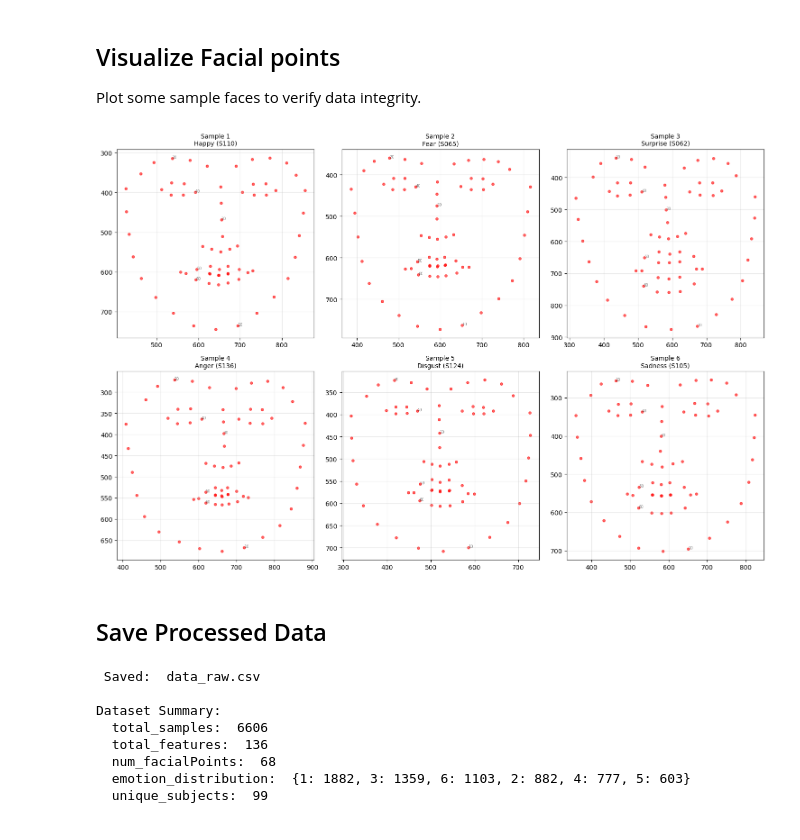
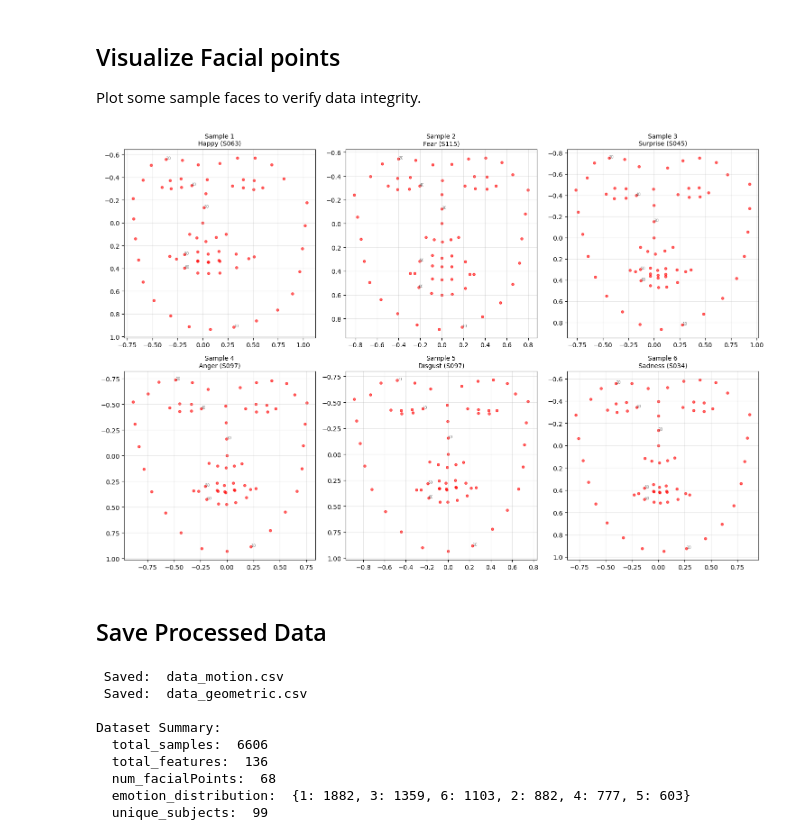
Before and after one commit to dragonfish26/SD_projet, a Jupyter notebook: project_phase1.ipynb, the cells around one changed output. Drawn from its saved outputs; the diff is of its cells as text; code cells hidden in the pictures.

```diff
--- a/project_phase1.ipynb
+++ b/project_phase1.ipynb
@@ -258,0 +239,2 @@ Merged dataset:
+# %%
+facialPoints_geometric = geometric_normalization(facialPoints_df, verbose=True)
@@ -258,0 +298,7 @@ Merged dataset:
+# %%
+facialPoints_motion = neutral_baseline_normalization(
+    facialPoints_geometric,
+    subject_col='Subject_Clean',
+    session_col='Session_Clean',
+    verbose=True
+)
@@ -258,0 +382,32 @@ Merged dataset:
+# %%
+# facialPoints_motion
+
+facialPoints_motion['Subject_Clean'] = facialPoints_motion['Subject'].str.strip()
+facialPoints_motion['Session_Clean'] = facialPoints_motion['Session'].astype(str).str.zfill(3)
+
+# Merge on subject and session
+data_motion = facialPoints_motion.merge(
+    emotions_df[['Subject_Clean', 'Session_Clean', 'Emotion']],
+    on=['Subject_Clean', 'Session_Clean'],
+    how='left'
+)
+
+print("\n" + "=" * 70)
+print("Merged dataset (Motion): ")
+print(data_motion.head())
+print(f"\nShape: {data_motion.shape}")
+
+# Check for unmatched records
+unmatched = data_motion['Emotion'].isna().sum()
+print(f"\nUnmatched records (no emotion label): {unmatched}")
+
+# Remove unmatched records
+data_motion = data_motion. dropna(subset=['Emotion'])
+data_motion['Emotion'] = data_motion['Emotion']. astype(int)
+
+print(f"Final dataset size: {len(data_motion)}")
+print(f"\nEmotion distribution:")
+emotion_counts = data_motion['Emotion'].value_counts().sort_index()
+for emotion_code, count in emotion_counts.items():
+    emotion_name = emotion_names.get(emotion_code, 'Unknown')
+    print(f"  {emotion_code} ({emotion_name}): {count} samples")
@@ -344,51 +517,54 @@ def plot_on_axis(ax, row, emotion_names, title=""):
     for i, (x, y) in enumerate(zip(xs, ys), 1):
         if i % 10 == 0:
             ax.text(x, y, str(i), fontsize=6, alpha=0.5)
 
     emotion_code = int(row['Emotion'])
     emotion_name = emotion_names.get(emotion_code, 'Unknown')
 
     ax.set_title(f"{title}\n{emotion_name} ({row['Subject_Clean']})", fontsize=10)
     ax.invert_yaxis()
     ax.grid(True, alpha=0.3)
 
 # Grid Creation Logic
 
 # Setup the figure and a 3x2 grid of axes
 fig, axes = plt.subplots(2, 3, figsize=(15, 10))
 axes = axes.flatten() # Flatten 2D array (3,2) to 1D (6,) for easy looping
 
 # Get the unique emotions
-unique_emotions = sorted(data['Emotion'].unique())
+unique_emotions = sorted(data_geometric['Emotion'].unique())
 
 for i, emotion_code in enumerate(unique_emotions):
     if i >= 6: break
 
     # Get a random sample for this emotion
-    sample = data[data['Emotion'] == emotion_code].sample(1).iloc[0]
+    sample = data_geometric[data_geometric['Emotion'] == emotion_code].sample(1).iloc[0]
 
     # Plot on the i-th axis
     plot_on_axis(axes[i], sample, emotion_names, title=f"Sample {i+1}")
 
 plt.tight_layout()
 plt.show()
 # %% [output]
-[figure, old version]
+[figure, new version]
 # %% [markdown]
 ## Save Processed Data
 # %%
-# Save raw data
-data. to_csv('data_raw.csv', index=False)
-print(" Saved:  data_raw.csv")
+# Save data
+data_motion.to_csv('data_motion.csv', index=False)
+print(" Saved:  data_motion.csv")
+
+data_geometric.to_csv('data_geometric.csv', index=False)
+print(" Saved:  data_geometric.csv")
 
 # Summary statistics
 summary = {
-    'total_samples': len(data),
+    'total_samples': len(data_motion),
     'total_features': len(facialPoint_cols),
     'num_facialPoints': len(facialPoint_cols) // 2,
     'emotion_names': emotion_names,
-    'emotion_distribution': data['Emotion'].value_counts().to_dict(),
-    'unique_subjects': data['Subject_Clean'].nunique()
+    'emotion_distribution': data_motion['Emotion'].value_counts().to_dict(),
+    'unique_subjects': data_motion['Subject_Clean'].nunique()
 }
 
 print(f"\nDataset Summary:")
@@ -396,7 +572,8 @@ for key, value in summary.items():
     if key != 'emotion_names':
         print(f"  {key}:  {value}")
 # %% [output]
- Saved:  data_raw.csv
+ Saved:  data_motion.csv
+ Saved:  data_geometric.csv
 
 Dataset Summary:
   total_samples:  6606
```
Also changed, not shown: parts of 18 cells of this notebook, 1 other file.
